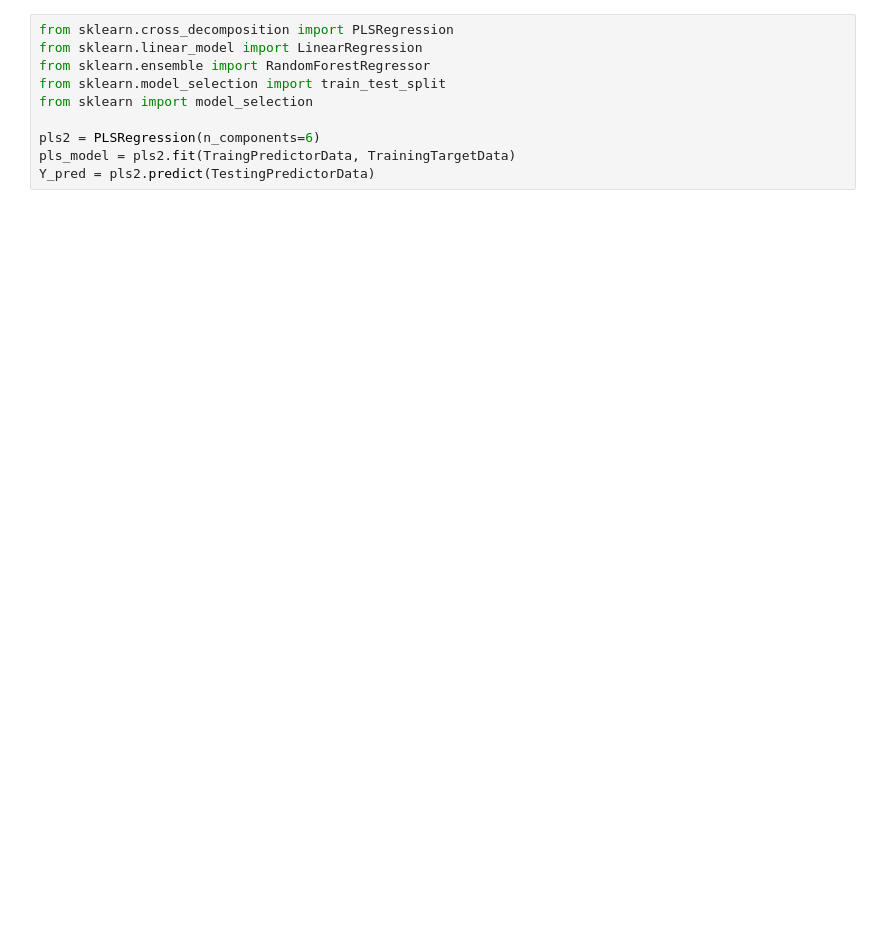
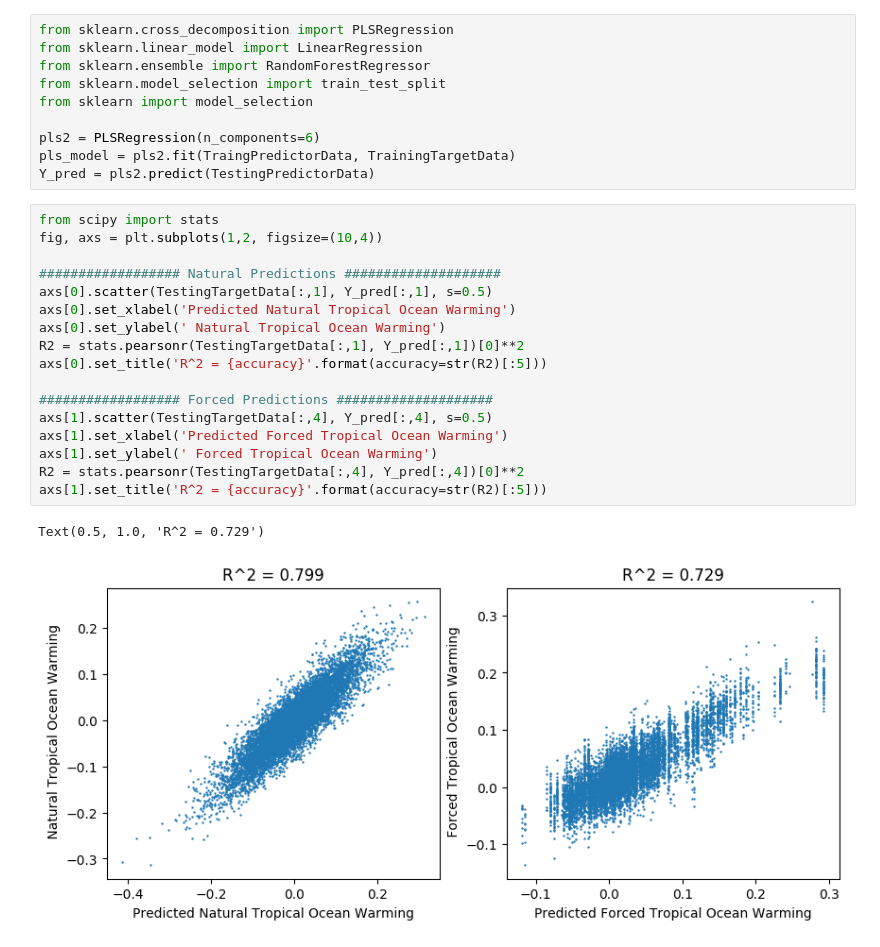
Before and after one commit to AodhanSweeney/SurfaceTrendLearing, a Jupyter notebook: RealScience/pulling_in_netcdf.ipynb, the cells around one changed output. Cells and saved outputs as stored; diff of their text form; blank space fills up the shorter version.

Commit message:
Predicting tropical land and ocean trends indivisually now

```diff
--- a/RealScience/pulling_in_netcdf.ipynb
+++ b/RealScience/pulling_in_netcdf.ipynb
@@ -121,3 +165,23 @@ from sklearn import model_selection
 pls2 = PLSRegression(n_components=6)
 pls_model = pls2.fit(TraingPredictorData, TrainingTargetData)
 Y_pred = pls2.predict(TestingPredictorData)
+# %%
+from scipy import stats
+fig, axs = plt.subplots(1,2, figsize=(10,4))
+
+################## Natural Predictions ####################
+axs[0].scatter(TestingTargetData[:,1], Y_pred[:,1], s=0.5)
+axs[0].set_xlabel('Predicted Natural Tropical Ocean Warming')
+axs[0].set_ylabel(' Natural Tropical Ocean Warming')
+R2 = stats.pearsonr(TestingTargetData[:,1], Y_pred[:,1])[0]**2
+axs[0].set_title('R^2 = {accuracy}'.format(accuracy=str(R2)[:5]))
+
+################## Forced Predictions ####################
+axs[1].scatter(TestingTargetData[:,4], Y_pred[:,4], s=0.5)
+axs[1].set_xlabel('Predicted Forced Tropical Ocean Warming')
+axs[1].set_ylabel(' Forced Tropical Ocean Warming')
+R2 = stats.pearsonr(TestingTargetData[:,4], Y_pred[:,4])[0]**2
+axs[1].set_title('R^2 = {accuracy}'.format(accuracy=str(R2)[:5]))
+# %% [output]
+Text(0.5, 1.0, 'R^2 = 0.729')
+[figure, added]
```
Also changed, not shown: parts of 8 cells of this notebook.
